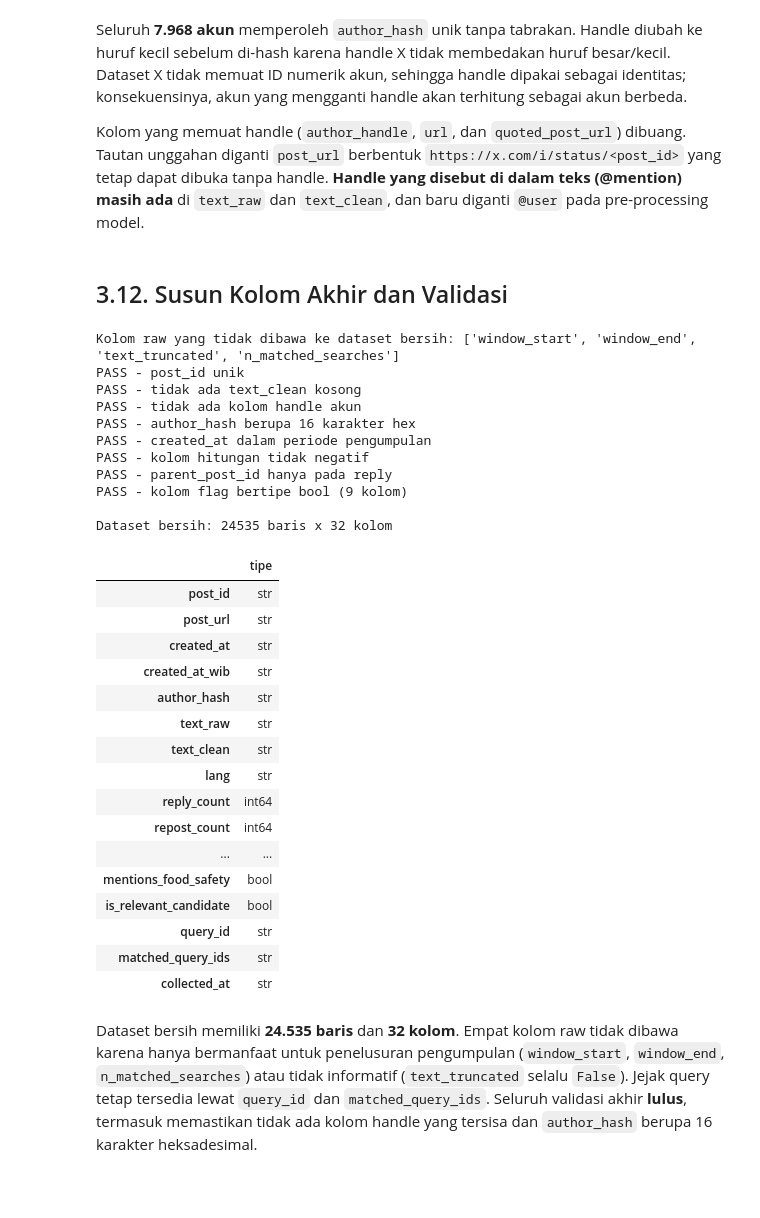
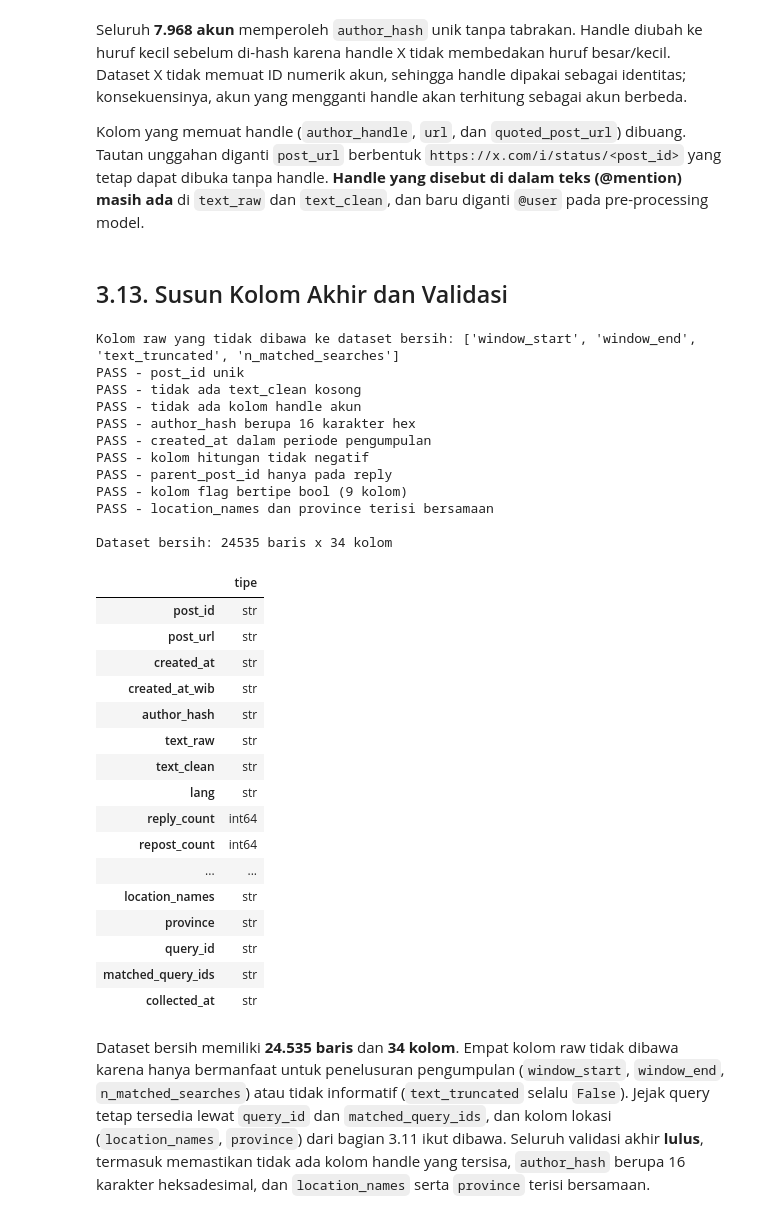
Before and after one commit to Anmedsay/mbg-social-analytics, a Jupyter notebook: x/TK2_X_Scraping_Pipeline.ipynb, the cells around one changed output. Cells and saved outputs as stored; diff of their text form; code cells hidden in the pictures; blank space fills up the shorter version.

Commit message:
feat: adjusting column for merging dataset with Youtube

```diff
--- a/x/TK2_X_Scraping_Pipeline.ipynb
+++ b/x/TK2_X_Scraping_Pipeline.ipynb
@@ -2274,7 +2439,7 @@ Seluruh **7.968 akun** memperoleh `author_hash` unik tanpa tabrakan. Handle diub
 
 Kolom yang memuat handle (`author_handle`, `url`, dan `quoted_post_url`) dibuang. Tautan unggahan diganti `post_url` berbentuk `https://x.com/i/status/<post_id>` yang tetap dapat dibuka tanpa handle. **Handle yang disebut di dalam teks (@mention) masih ada** di `text_raw` dan `text_clean`, dan baru diganti `@user` pada pre-processing model.
 # %% [markdown]
-## 3.12. Susun Kolom Akhir dan Validasi
+## 3.13. Susun Kolom Akhir dan Validasi
 # %%
 KOLOM_AKHIR = [
     "post_id", "post_url", "created_at", "created_at_wib", "author_hash", "text_raw", "text_clean", "lang",
@@ -2282,6 +2447,7 @@ KOLOM_AKHIR = [
     "is_reply", "parent_post_id", "parent_missing", "is_quote", "quoted_post_id", "quoted_id_missing",
     "n_url", "n_mention", "n_hashtag", "text_len", "n_content_words",
     "is_low_content", "is_repeated_text", "mentions_mbg", "mentions_food_safety", "is_relevant_candidate",
+    "location_names", "province",
     "query_id", "matched_query_ids", "collected_at",
 ]
 dibuang = [c for c in df.columns if c not in KOLOM_AKHIR]
@@ -2302,41 +2468,43 @@ cek_akhir = {
     "kolom hitungan tidak negatif": bool((clean[KOLOM_HITUNGAN] >= 0).all().all()),
     "parent_post_id hanya pada reply": bool(clean.loc[~clean["is_reply"], "parent_post_id"].isna().all()),
     "kolom flag bertipe bool (9 kolom)": len(bool_cols) == 9,
+    "location_names dan province terisi bersamaan": bool((clean["location_names"].isna() == clean["province"].isna()).all()),
 }
 for nama, ok in cek_akhir.items():
     print("PASS" if ok else "FAIL", "-", nama)
 assert all(cek_akhir.values()), "Validasi dataset bersih gagal"
 print(f"\nDataset bersih: {clean.shape[0]} baris x {clean.shape[1]} kolom")
 clean.dtypes.astype(str).rename("tipe").to_frame()
 # %% [output]
 Kolom raw yang tidak dibawa ke dataset bersih: ['window_start', 'window_end', 'text_truncated', 'n_matched_searches']
 PASS - post_id unik
 PASS - tidak ada text_clean kosong
 PASS - tidak ada kolom handle akun
 PASS - author_hash berupa 16 karakter hex
 PASS - created_at dalam periode pengumpulan
 PASS - kolom hitungan tidak negatif
 PASS - parent_post_id hanya pada reply
 PASS - kolom flag bertipe bool (9 kolom)
+PASS - location_names dan province terisi bersamaan
 
-Dataset bersih: 24535 baris x 32 kolom
+Dataset bersih: 24535 baris x 34 kolom
 |  | tipe |
 | post_id | str |
 | post_url | str |
 | created_at | str |
 | created_at_wib | str |
 | author_hash | str |
 | text_raw | str |
 | text_clean | str |
 | lang | str |
 | reply_count | int64 |
 | repost_count | int64 |
 | ... | ... |
-| mentions_food_safety | bool |
-| is_relevant_candidate | bool |
+| location_names | str |
+| province | str |
 | query_id | str |
 | matched_query_ids | str |
 | collected_at | str |
 # %% [markdown]
-Dataset bersih memiliki **24.535 baris** dan **32 kolom**. Empat kolom raw tidak dibawa karena hanya bermanfaat untuk penelusuran pengumpulan (`window_start`, `window_end`, `n_matched_searches`) atau tidak informatif (`text_truncated` selalu `False`). Jejak query tetap tersedia lewat `query_id` dan `matched_query_ids`. Seluruh validasi akhir **lulus**, termasuk memastikan tidak ada kolom handle yang tersisa dan `author_hash` berupa 16 karakter heksadesimal.
+Dataset bersih memiliki **24.535 baris** dan **34 kolom**. Empat kolom raw tidak dibawa karena hanya bermanfaat untuk penelusuran pengumpulan (`window_start`, `window_end`, `n_matched_searches`) atau tidak informatif (`text_truncated` selalu `False`). Jejak query tetap tersedia lewat `query_id` dan `matched_query_ids`, dan kolom lokasi (`location_names`, `province`) dari bagian 3.11 ikut dibawa. Seluruh validasi akhir **lulus**, termasuk memastikan tidak ada kolom handle yang tersisa, `author_hash` berupa 16 karakter heksadesimal, dan `location_names` serta `province` terisi bersamaan.
 # %% [markdown]
```
Also changed, not shown: parts of 27 cells of this notebook, 4 other files.
